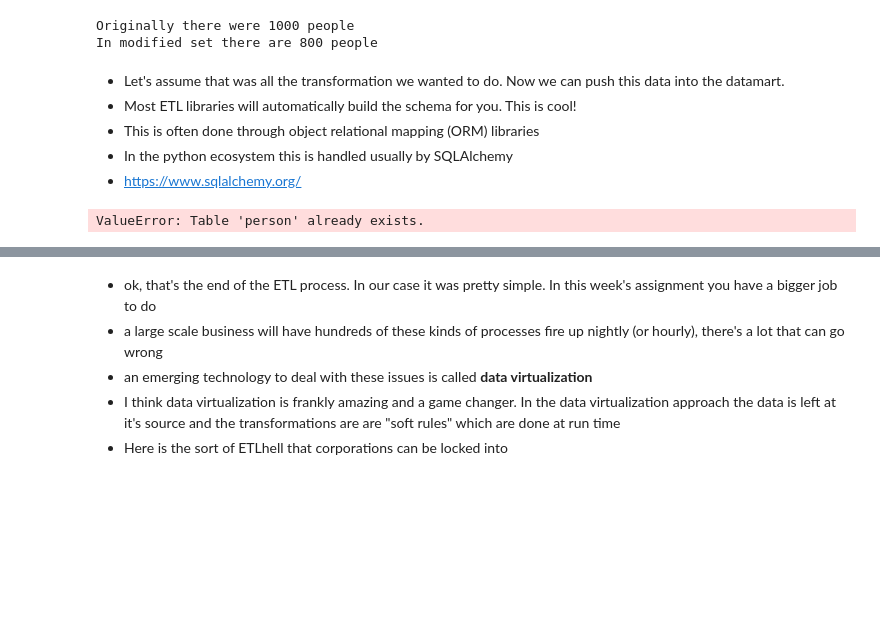
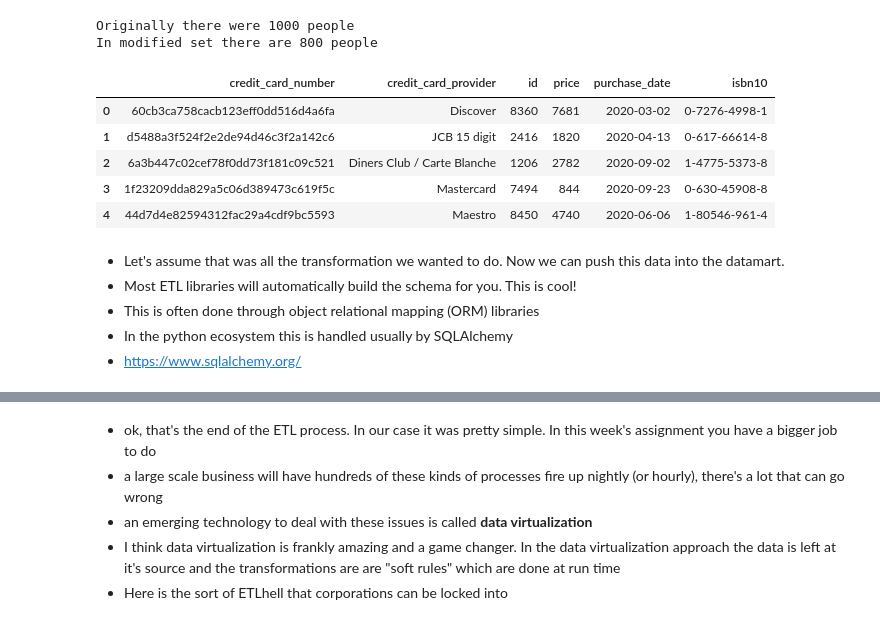
Before and after one commit to cab938/si330_fa20, a Jupyter notebook: 17_databases.ipynb, the cells around one changed output, grey strips where cells are left out. Saved outputs shown, nothing was run; the diff lists cells and outputs as text; code cells hidden in the pictures; blank space fills up the shorter version.

```diff
--- a/17_databases.ipynb
+++ b/17_databases.ipynb
@@ -91,6 +101,20 @@ In modified set there are 800 people
 # For instance, let's say that credit card number is a sensitive but important
 # piece of data. That is, we need to know whether the same credit card has been
 # used, but we don't want to put the number in the database. How might we solve this?
+# %%
+def h(x):
+    import hashlib
+    return hashlib.md5(str(x).encode()).hexdigest()
+
+df_sales["credit_card_number"]=df_sales["credit_card_number"].apply(h)
+df_sales.head()
+# %% [output]
+|  | credit_card_number | credit_card_provider | id | price | purchase_date | isbn10 |
+| 0 | 60cb3ca758cacb123eff0dd516d4a6fa | Discover | 8360 | 7681 | 2020-03-02 | 0-7276-4998-1 |
+| 1 | d5488a3f524f2e2de94d46c3f2a142c6 | JCB 15 digit | 2416 | 1820 | 2020-04-13 | 0-617-66614-8 |
+| 2 | 6a3b447c02cef78f0dd73f181c09c521 | Diners Club / Carte Blanche | 1206 | 2782 | 2020-09-02 | 1-4775-5373-8 |
+| 3 | 1f23209dda829a5c06d389473c619f5c | Mastercard | 7494 | 844 | 2020-09-23 | 0-630-45908-8 |
+| 4 | 44d7d4e82594312fac29a4cdf9bc5593 | Maestro | 8450 | 4740 | 2020-06-06 | 1-80546-961-4 |
 # %% [markdown]
 * Let's assume that was all the transformation we wanted to do. Now we can push this data into the datamart.
 * Most ETL libraries will automatically build the schema for you. This is cool!
@@ -103,10 +127,8 @@ engine = sqlalchemy.create_engine('postgres://jovyan:si330studentuser@localhost:
 # %%
 # once we have the engine created we can actually leverage pandas to push the dataframes directly
 # into tables using the to_sql() functions
-df_person.to_sql("person",engine)
-df_sales.to_sql("sales",engine)
+df_person.to_sql("person",engine,if_exists='replace')
+df_sales.to_sql("sales",engine,if_exists='replace')
-# %% [output]
-ValueError: Table 'person' already exists.
 # %%
 # what went wrong?
 # %%
```
Also changed, not shown: parts of 31 cells of this notebook, 4 other files.
